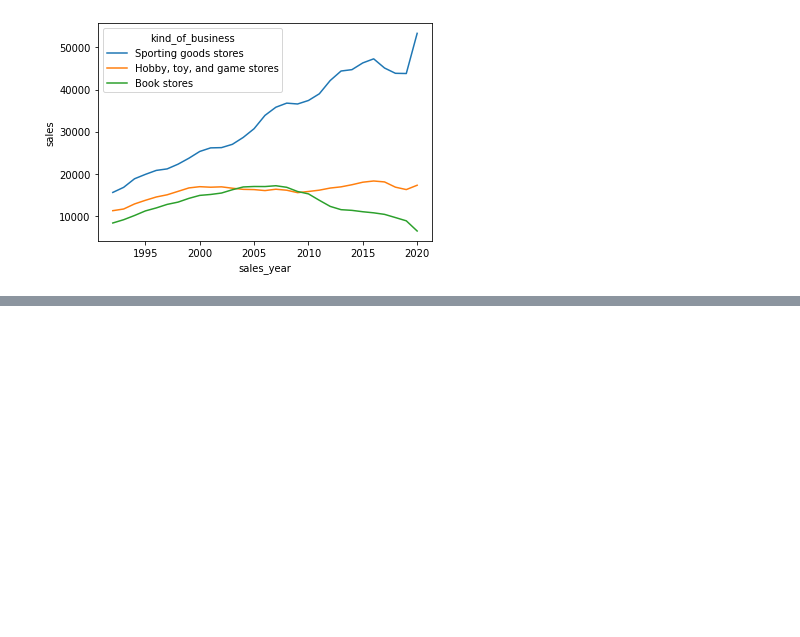
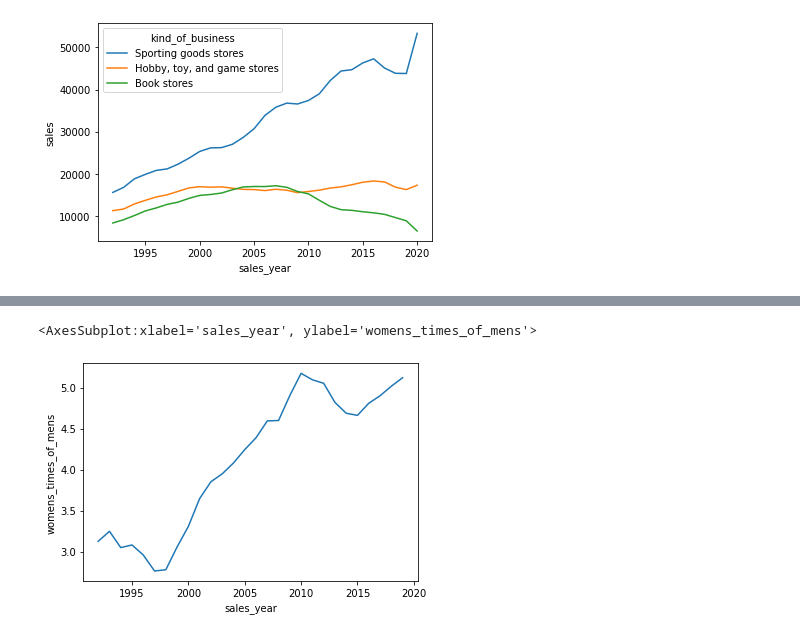
Before and after one commit to antiny/dbt-analysis, a Jupyter notebook: notebooks/ch03_time_series/simple_query.ipynb, the cells around one changed output, grey strips where cells are left out. Cells and saved outputs as stored; diff of their text form; code cells hidden in the pictures; blank space fills up the shorter version.

```diff
--- a/notebooks/ch03_time_series/simple_query.ipynb
+++ b/notebooks/ch03_time_series/simple_query.ipynb
@@ -85,0 +188,5 @@ sns.lineplot(data=df, x="sales_year", y="sales", hue='kind_of_business')
+# %%
+sns.lineplot(data=df, x="sales_year", y="womens_times_of_mens")
+# %% [output]
+<AxesSubplot:xlabel='sales_year', ylabel='womens_times_of_mens'>
+[figure, added]
```
Also changed, not shown: parts of 17 cells of this notebook.
